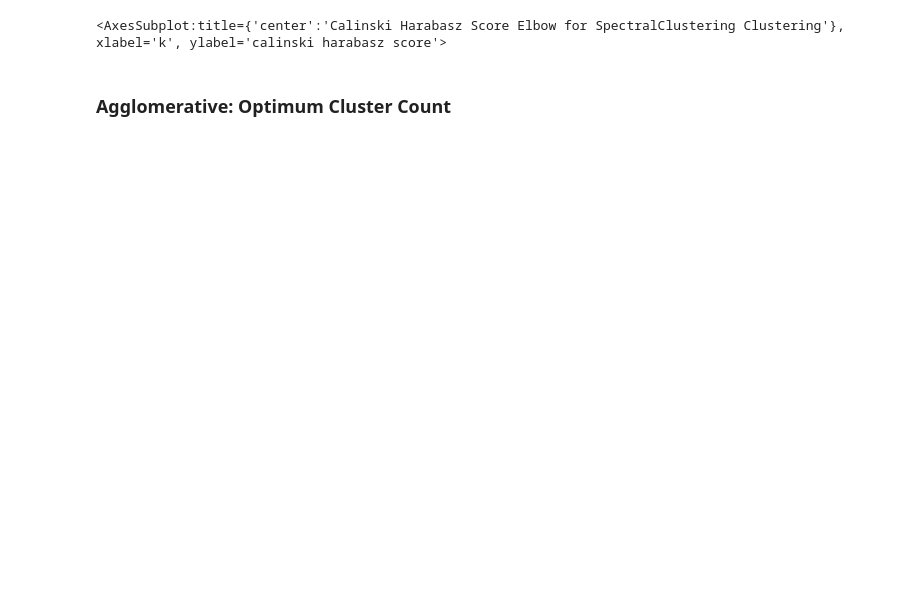
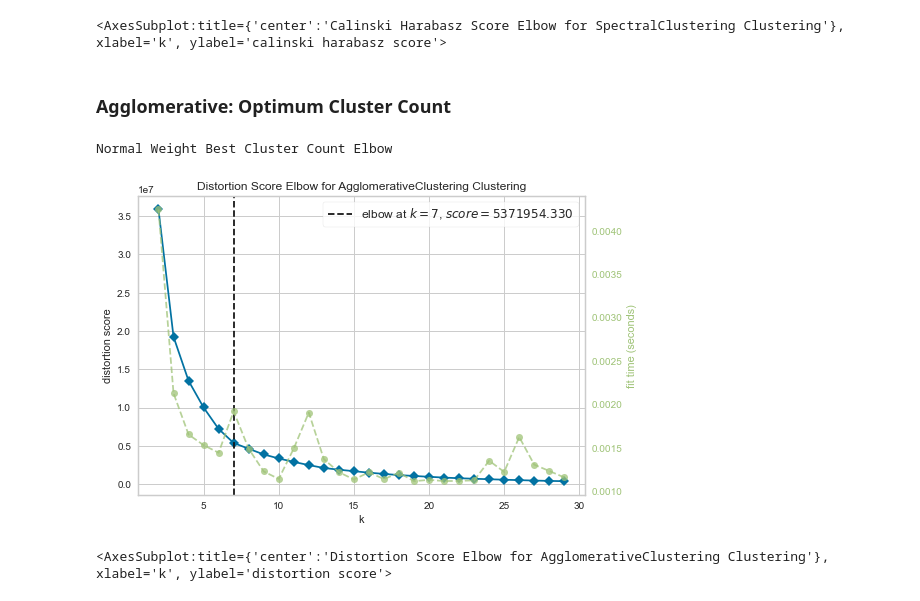
Before and after one commit to digital-tenebrist/udel-math-637, a Jupyter notebook: project-1/clustering/find_best_k.ipynb, the cells around one changed output. Saved outputs shown, nothing was run; the diff lists cells and outputs as text; code cells hidden in the pictures; blank space fills up the shorter version.

Commit message:
Final bit of best k selection

```diff
--- a/project-1/clustering/find_best_k.ipynb
+++ b/project-1/clustering/find_best_k.ipynb
@@ -218,3 +223,14 @@ Bold Weight Best Cluster Count Calinski Harabasz
 <AxesSubplot:title={'center':'Calinski Harabasz Score Elbow for SpectralClustering Clustering'}, xlabel='k', ylabel='calinski harabasz score'>
 # %% [markdown]
 ### Agglomerative: Optimum Cluster Count
+# %%
+print(f'Normal Weight Best Cluster Count Elbow')
+
+a_model = AgglomerativeClustering()
+a_visualizer = KElbowVisualizer(a_model, k=(2,30), timings=True)
+a_visualizer.fit(raw_dfs[0])
+a_visualizer.show()
+# %% [output]
+Normal Weight Best Cluster Count Elbow
+[figure, added]
+<AxesSubplot:title={'center':'Distortion Score Elbow for AgglomerativeClustering Clustering'}, xlabel='k', ylabel='distortion score'>
```
Also changed, not shown: parts of 17 cells of this notebook.
